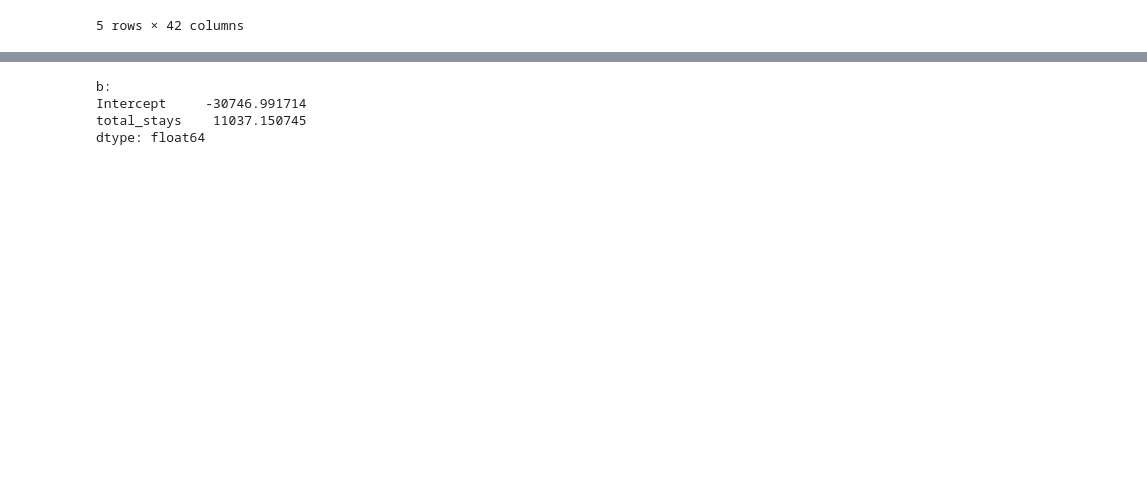
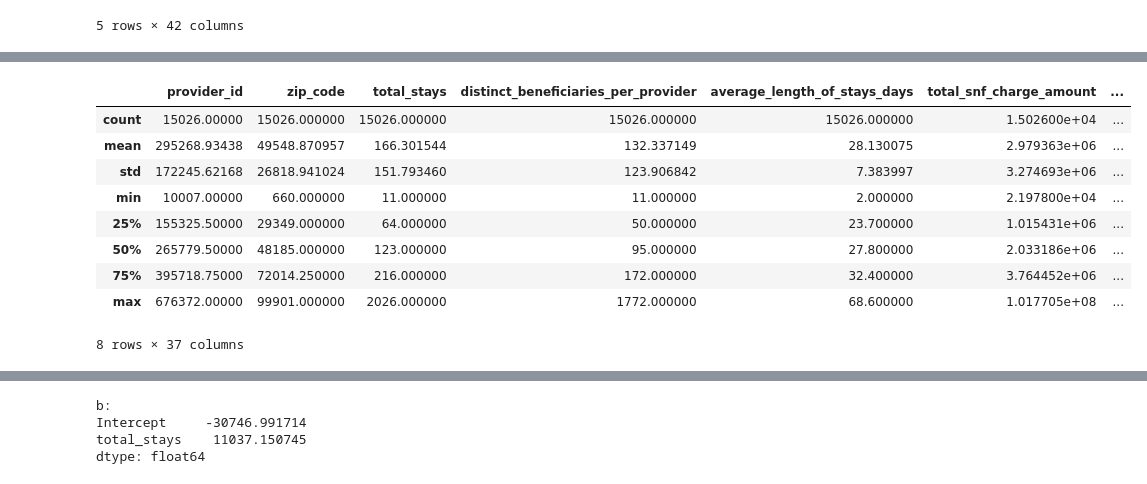
Before and after one commit to thousandoaks/AnalyticsUtilizationManagement, a Jupyter notebook: labs/Medicare_SimpleRegression.ipynb, the cells around one changed output, grey strips where cells are left out. Saved outputs shown, nothing was run; the diff lists cells and outputs as text; code cells hidden in the pictures; blank space fills up the shorter version.

```diff
--- a/labs/Medicare_SimpleRegression.ipynb
+++ b/labs/Medicare_SimpleRegression.ipynb
@@ -80,0 +75,13 @@ nursingFacilities[['state','total_stays','average_length_of_stays_days','total_s
+# %%
+nursingFacilities.describe()
+# %% [output]
+|  | provider_id | zip_code | total_stays | distinct_beneficiaries_per_provider | average_length_of_stays_days | total_snf_charge_amount | ... |
+| count | 15026.00000 | 15026.000000 | 15026.000000 | 15026.000000 | 15026.000000 | 1.502600e+04 | ... |
+| mean | 295268.93438 | 49548.870957 | 166.301544 | 132.337149 | 28.130075 | 2.979363e+06 | ... |
+| std | 172245.62168 | 26818.941024 | 151.793460 | 123.906842 | 7.383997 | 3.274693e+06 | ... |
+| min | 10007.00000 | 660.000000 | 11.000000 | 11.000000 | 2.000000 | 2.197800e+04 | ... |
+| 25% | 155325.50000 | 29349.000000 | 64.000000 | 50.000000 | 23.700000 | 1.015431e+06 | ... |
+| 50% | 265779.50000 | 48185.000000 | 123.000000 | 95.000000 | 27.800000 | 2.033186e+06 | ... |
+| 75% | 395718.75000 | 72014.250000 | 216.000000 | 172.000000 | 32.400000 | 3.764452e+06 | ... |
+| max | 676372.00000 | 99901.000000 | 2026.000000 | 1772.000000 | 68.600000 | 1.017705e+08 | ... |
+8 rows × 37 columns
```
Also changed, not shown: parts of 29 cells of this notebook.
